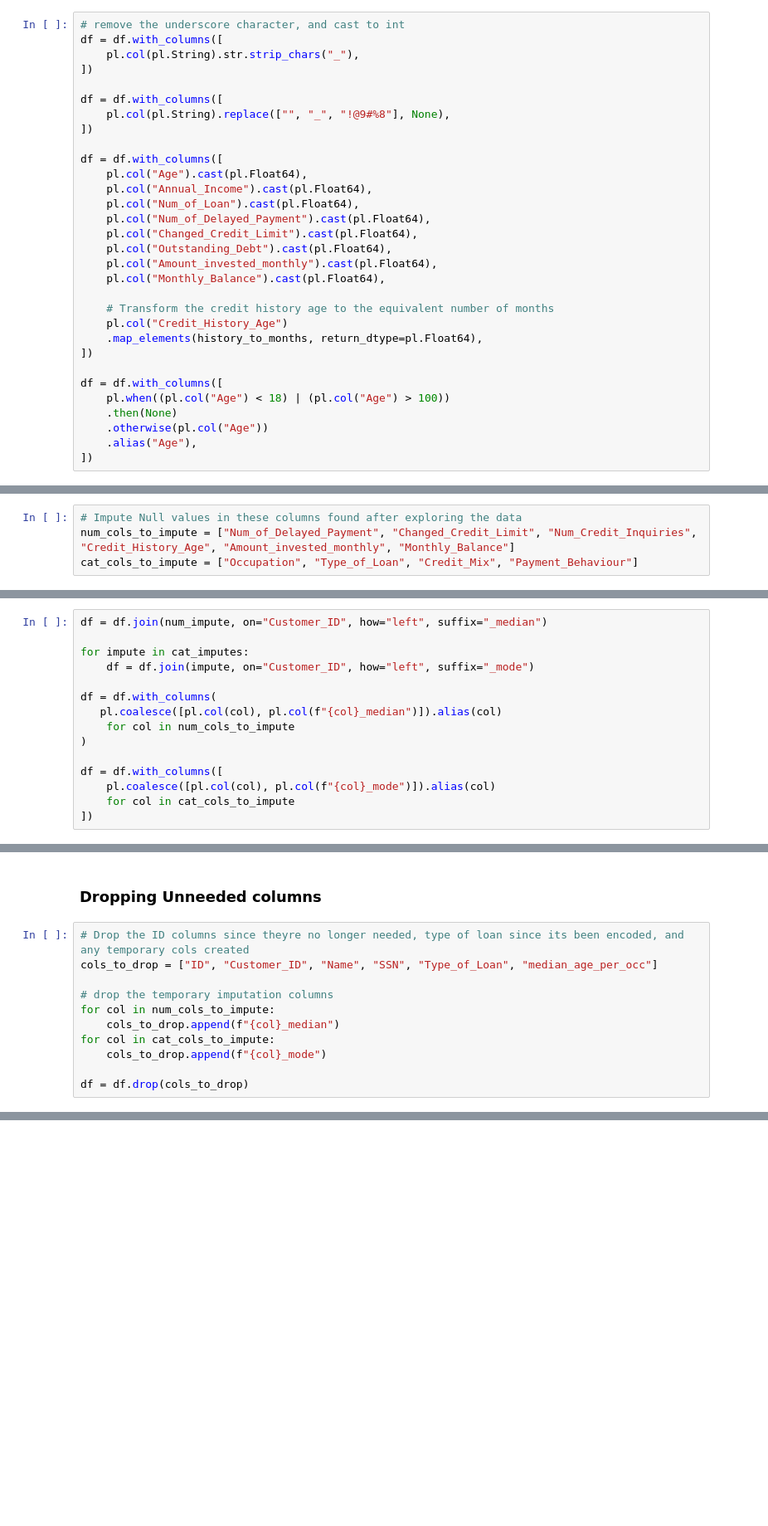
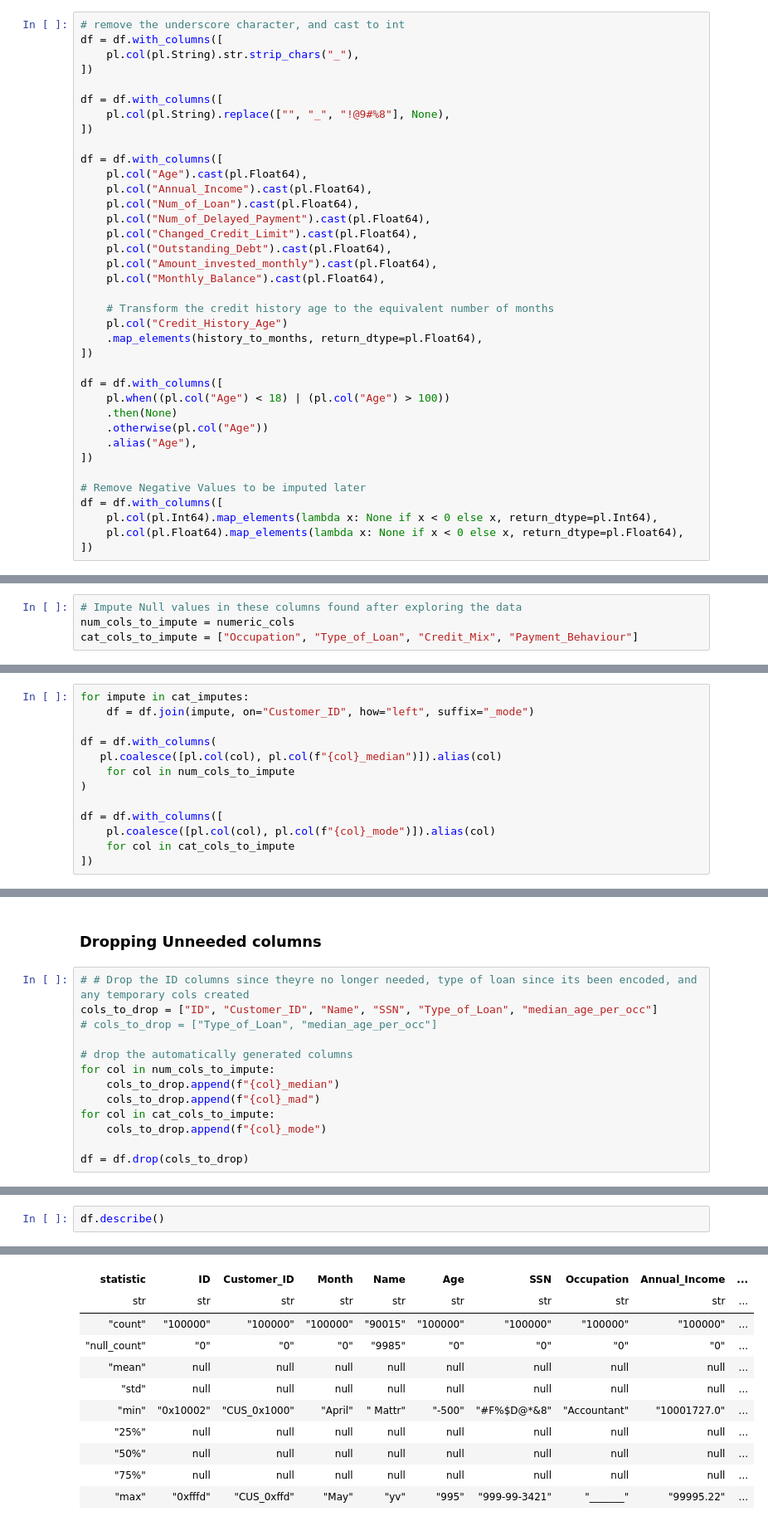
Before and after one commit to OZakaria37/Credit-Scoring, a Jupyter notebook: notebooks/EDA.ipynb, the cells around one changed output, grey strips where cells are left out. Shown: that part at 83% size. Saved outputs shown, nothing was run; the diff lists cells and outputs as text; blank space fills up the shorter version.

Commit message:
Mostly dealt with Outliers, and invalid values.

```diff
--- a/notebooks/EDA.ipynb
+++ b/notebooks/EDA.ipynb
@@ -160,3 +140,9 @@ df = df.with_columns([
     .otherwise(pl.col("Age"))
     .alias("Age"),
 ])
+
+# Remove Negative Values to be imputed later
+df = df.with_columns([
+    pl.col(pl.Int64).map_elements(lambda x: None if x < 0 else x, return_dtype=pl.Int64),
+    pl.col(pl.Float64).map_elements(lambda x: None if x < 0 else x, return_dtype=pl.Float64),
+])
@@ -164,6 +186,6 @@ df = df.with_columns([
 ### Fill Nulls
 # %%
 # Impute Null values in these columns found after exploring the data
-num_cols_to_impute = ["Num_of_Delayed_Payment", "Changed_Credit_Limit", "Num_Credit_Inquiries", "Credit_History_Age", "Amount_invested_monthly", "Monthly_Balance"]
+num_cols_to_impute = numeric_cols
 cat_cols_to_impute = ["Occupation", "Type_of_Loan", "Credit_Mix", "Payment_Behaviour"]
 # %%
@@ -182,8 +197,6 @@ cat_imputes = [
     for col in cat_cols_to_impute
 ]
 # %%
-df = df.join(num_impute, on="Customer_ID", how="left", suffix="_median")
-
 for impute in cat_imputes:
     df = df.join(impute, on="Customer_ID", how="left", suffix="_mode")
 
@@ -239,12 +251,14 @@ df = df.with_columns([
 # %% [markdown]
 ### Dropping Unneeded columns
 # %%
-# Drop the ID columns since theyre no longer needed, type of loan since its been encoded, and any temporary cols created
+# # Drop the ID columns since theyre no longer needed, type of loan since its been encoded, and any temporary cols created
 cols_to_drop = ["ID", "Customer_ID", "Name", "SSN", "Type_of_Loan", "median_age_per_occ"]
+# cols_to_drop = ["Type_of_Loan", "median_age_per_occ"]
 
-# drop the temporary imputation columns
+# drop the automatically generated columns
 for col in num_cols_to_impute:
     cols_to_drop.append(f"{col}_median")
+    cols_to_drop.append(f"{col}_mad")
 for col in cat_cols_to_impute:
     cols_to_drop.append(f"{col}_mode")
 
@@ -294,0 +268,3 @@ cat_cols
+# %%
+df.describe()
+# %% [output]
@@ -294,0 +272,11 @@ cat_cols
+| statistic | ID | Customer_ID | Month | Name | Age | SSN | Occupation | Annual_Income | ... |
+| str | str | str | str | str | str | str | str | str | ... |
+| "count" | "100000" | "100000" | "100000" | "90015" | "100000" | "100000" | "100000" | "100000" | ... |
+| "null_count" | "0" | "0" | "0" | "9985" | "0" | "0" | "0" | "0" | ... |
+| "mean" | null | null | null | null | null | null | null | null | ... |
+| "std" | null | null | null | null | null | null | null | null | ... |
+| "min" | "0x10002" | "CUS_0x1000" | "April" | " Mattr" | "-500" | "#F%$D@*&8" | "Accountant" | "10001727.0" | ... |
+| "25%" | null | null | null | null | null | null | null | null | ... |
+| "50%" | null | null | null | null | null | null | null | null | ... |
+| "75%" | null | null | null | null | null | null | null | null | ... |
+| "max" | "0xfffd" | "CUS_0xffd" | "May" | "yv" | "995" | "999-99-3421" | "_______" | "99995.22" | ... |
```
Also changed, not shown: parts of 13 cells of this notebook, 1 other file.
